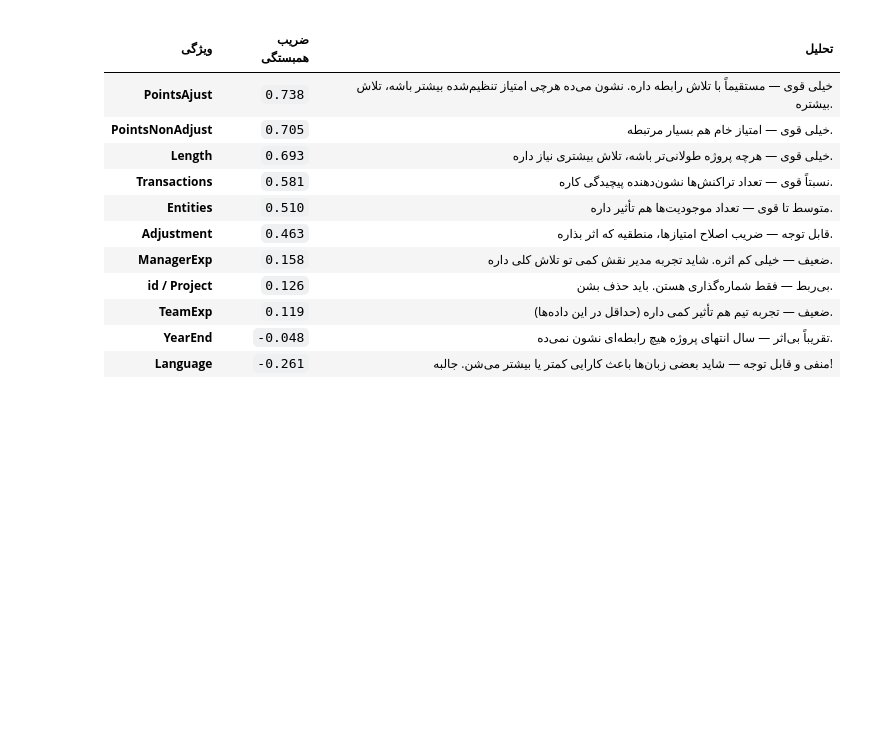
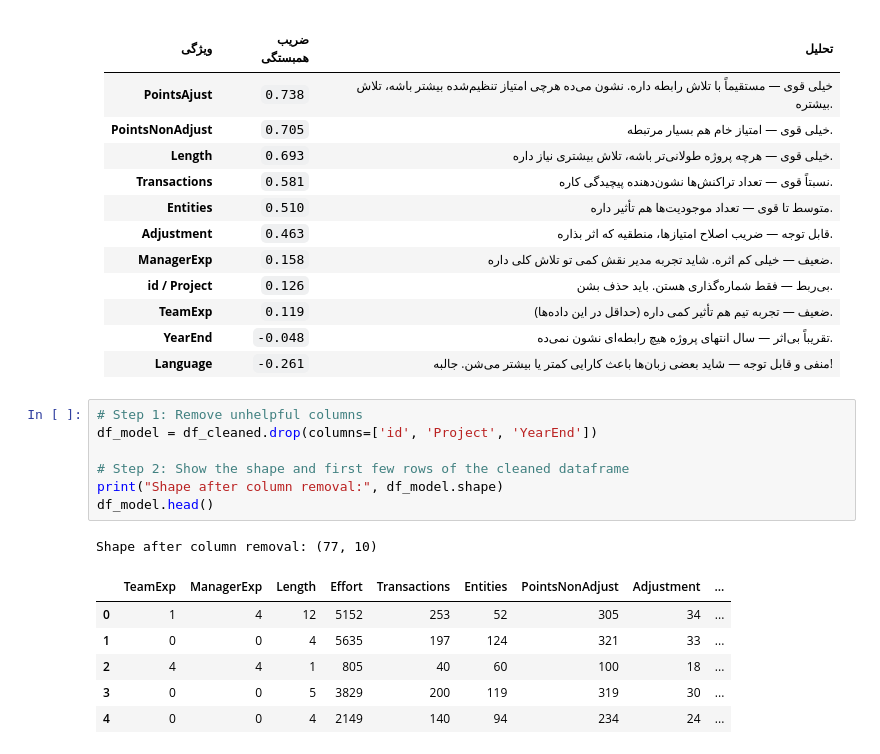
Before and after one commit to Shahbazi-Amir/SmartDevTime, a Jupyter notebook: smartdevtime_project_duration_prediction.ipynb, the cells around one changed output. Drawn from its saved outputs; the diff is of its cells as text; blank space fills up the shorter version.

```diff
--- a/smartdevtime_project_duration_prediction.ipynb
+++ b/smartdevtime_project_duration_prediction.ipynb
@@ -235,3 +235,18 @@ Name: Effort, dtype: float64
 
 
 </div>
+# %%
+# Step 1: Remove unhelpful columns
+df_model = df_cleaned.drop(columns=['id', 'Project', 'YearEnd'])
+
+# Step 2: Show the shape and first few rows of the cleaned dataframe
+print("Shape after column removal:", df_model.shape)
+df_model.head()
+# %% [output]
+Shape after column removal: (77, 10)
+|  | TeamExp | ManagerExp | Length | Effort | Transactions | Entities | PointsNonAdjust | Adjustment | ... |
+| 0 | 1 | 4 | 12 | 5152 | 253 | 52 | 305 | 34 | ... |
+| 1 | 0 | 0 | 4 | 5635 | 197 | 124 | 321 | 33 | ... |
+| 2 | 4 | 4 | 1 | 805 | 40 | 60 | 100 | 18 | ... |
+| 3 | 0 | 0 | 5 | 3829 | 200 | 119 | 319 | 30 | ... |
+| 4 | 0 | 0 | 4 | 2149 | 140 | 94 | 234 | 24 | ... |
```
Also changed, not shown: parts of 1 cell of this notebook, 1 other file.
